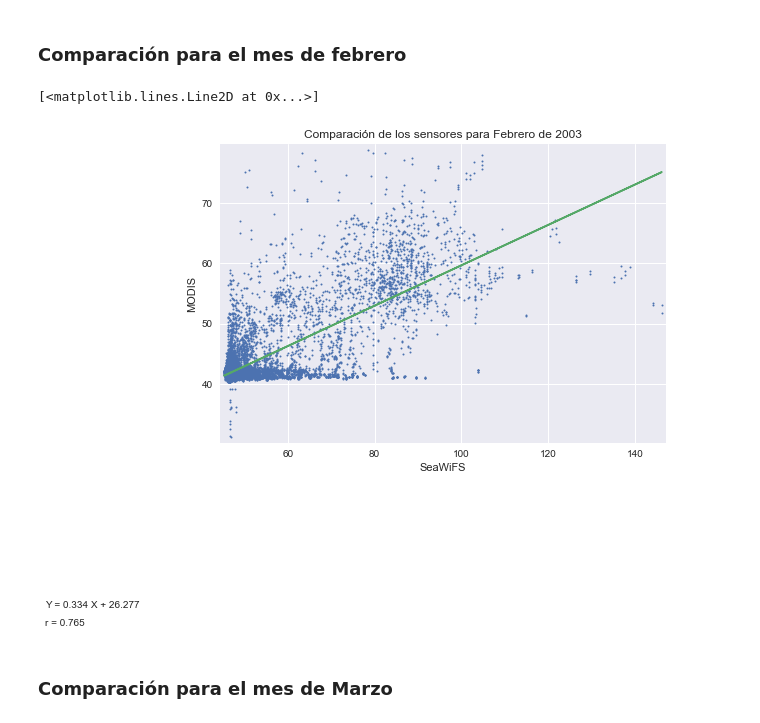
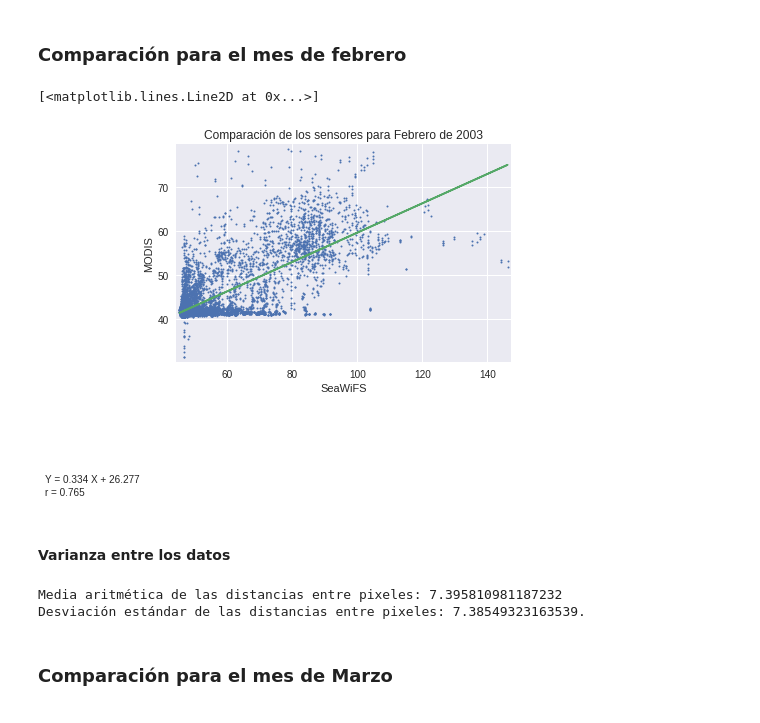
Before and after one commit to jjups96/Satellite, a Jupyter notebook: regresion/Regresión entre los sensores SeaWiFS y MODIS (490).ipynb, the cells around one changed output. Cells and saved outputs as stored; diff of their text form; code cells hidden in the pictures.

Commit message:
Comparación entre las distancias de los pixeles

```diff
--- a/regresion/Regresión entre los sensores SeaWiFS y MODIS (490).ipynb
+++ b/regresion/Regresión entre los sensores SeaWiFS y MODIS (490).ipynb
@@ -133,45 +156,57 @@ with open('FEBRERO_2003/SeaWiFS/3_Bandas/Composicion (Lt_490).txt') as archivo_s
 
 # Desenrrollamos y convertimos a reales.
 datos_seawifs = datos_seawifs.ravel()
-datos_seawifs = np.array([float(dat) for dat in datos_seawifs])
+datos_seawifs_feb = np.array([float(dat) for dat in datos_seawifs])
 
 # Para el sensor MODIS. Es lo mismo pero con otro archivo.
 
 with open('FEBRERO_2003/MODIS/3_Bandas/Composicion (B10).txt') as archivo_modis:
     for _ in range(5):
         # Ignoramos los primeros 5 renglones del archivo.
         archivo_modis.readline()
     # Separamos los datos en una matriz.
     datos_modis = np.array([archivo_modis.readline().split()
                               for _ in range(127)])
 
 # Desenrrollamos y convertimos a reales.
 datos_modis = datos_modis.ravel()
-datos_modis = np.array([float(dat) for dat in datos_modis])
+datos_modis_feb = np.array([float(dat) for dat in datos_modis])
 
 # Calculamos los coeficientes del ajuste lineal
-a, b = np.polyfit(datos_seawifs, datos_modis, 1)
+a, b = np.polyfit(datos_seawifs_feb, datos_modis_feb, 1)
 # Calculamos el coeficiente de correlación
-r = np.corrcoef(datos_seawifs, datos_modis)
+r = np.corrcoef(datos_seawifs_feb, datos_modis_feb)
 
-plt.plot(datos_seawifs, datos_modis, linestyle='', marker='o', markersize=2)
+plt.plot(datos_seawifs_feb, datos_modis_feb, linestyle='', marker='o', markersize=2)
 
-plt.xlim(np.min(datos_seawifs) - 1, np.max(datos_seawifs) + 1)
-plt.ylim(np.min(datos_modis) - 1, np.max(datos_modis) + 1)
+plt.xlim(np.min(datos_seawifs_feb) - 1, np.max(datos_seawifs_feb) + 1)
+plt.ylim(np.min(datos_modis_feb) - 1, np.max(datos_modis_feb) + 1)
 
 plt.xlabel("SeaWiFS")
 plt.ylabel("MODIS")
 
 plt.title("Comparación de los sensores para Febrero de 2003")
 
 plt.text(4, 0, 'r = {0:2.3f}'.format(r[0,1]))
 plt.text(4, 3, 'Y = {0:2.3f} X + {1:2.3f}'.format(a, b))
 
 # El ajuste calculado.
-plt.plot(datos_seawifs, a * datos_seawifs + b)
+plt.plot(datos_seawifs_feb, a * datos_seawifs_feb + b)
 # %% [output]
 [<matplotlib.lines.Line2D at 0x...>]
-[figure, old version]
+[figure, new version]
+# %% [markdown]
+#### Varianza entre los datos
+# %%
+datos_comb_feb = abs(datos_seawifs_feb - datos_modis_feb)
+ma_comb_feb = np.mean(datos_comb_feb)
+desv_est_comb_feb = np.std(datos_comb_feb)
+
+print("Media aritmética de las distancias entre pixeles: {}".format(ma_comb_feb))
+print("Desviación estándar de las distancias entre pixeles: {}.".format(desv_est_comb_feb))
+# %% [output]
+Media aritmética de las distancias entre pixeles: 7.395810981187232
+Desviación estándar de las distancias entre pixeles: 7.38549323163539.
 # %% [markdown]
 ### Comparación para el mes de Marzo
 # %%
```
Also changed, not shown: parts of 21 cells of this notebook.
